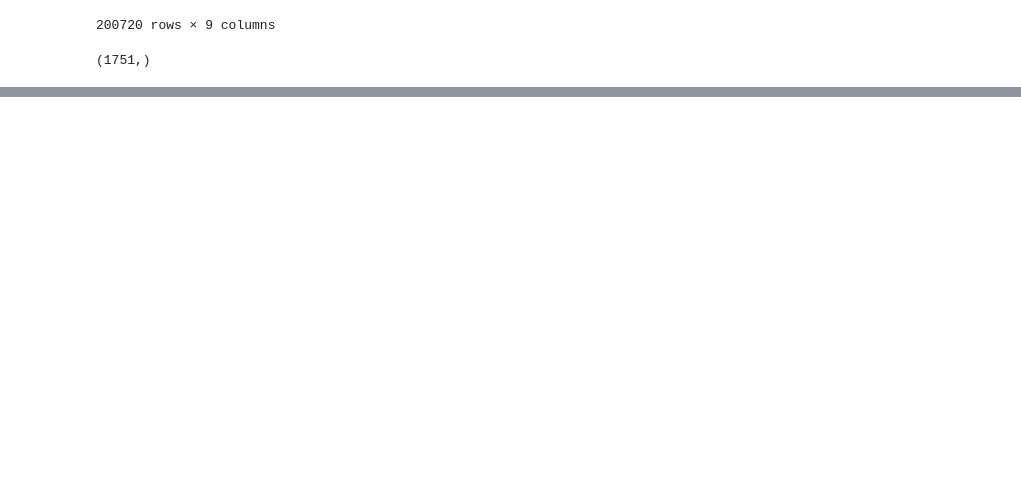
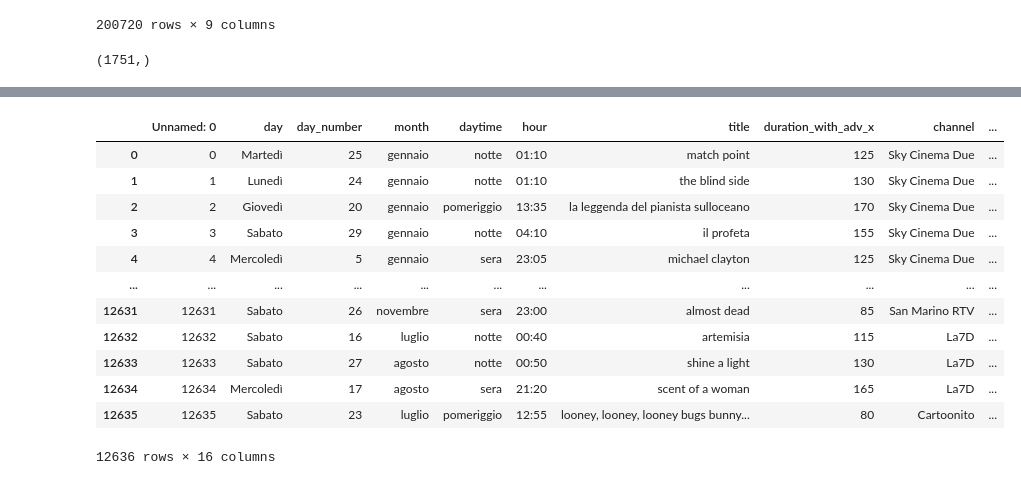
Before and after one commit to florin-git/TV-Movies-Visual-Analytics, a Jupyter notebook: dataset_creation.ipynb, the cells around one changed output, grey strips where cells are left out. Cells and saved outputs as stored; diff of their text form; code cells hidden in the pictures; blank space fills up the shorter version.

```diff
--- a/dataset_creation.ipynb
+++ b/dataset_creation.ipynb
@@ -83,0 +141,31 @@ titles_merge.shape
+# %%
+final_df = pd.read_csv('./dataset/Kaggle/final_df.csv', sep=",")
+# data["duration"] = pd.to_numeric(data["duration"], downcast="float")
+mean_duration = final_df.groupby(["channel","month"])["duration"].mean()
+filepath = Path('./dataset/Kaggle/mean_duration.csv')
+filepath.parent.mkdir(parents=True, exist_ok=True)
+mean_duration.to_csv(filepath)
+mean_duration =  pd.read_csv('./dataset/Kaggle/mean_duration.csv', sep=",")
+# %%
+mean_duration_with_adv = final_df.groupby(["channel","month"])["duration_with_adv"].mean()
+filepath = Path('./dataset/Kaggle/mean_duration.csv')
+filepath.parent.mkdir(parents=True, exist_ok=True)
+mean_duration_with_adv.to_csv(filepath)
+mean_duration_with_adv =  pd.read_csv('./dataset/Kaggle/mean_duration.csv', sep=",")
+duration = pd.merge(mean_duration, mean_duration_with_adv, on=["month","channel"])
+final_df = pd.merge(final_df, duration, on=["month","channel"])
+final_df
+# %% [output]
+|  | Unnamed: 0 | day | day_number | month | daytime | hour | title | duration_with_adv_x | channel | ... |
+| 0 | 0 | Martedì | 25 | gennaio | notte | 01:10 | match point | 125 | Sky Cinema Due | ... |
+| 1 | 1 | Lunedì | 24 | gennaio | notte | 01:10 | the blind side | 130 | Sky Cinema Due | ... |
+| 2 | 2 | Giovedì | 20 | gennaio | pomeriggio | 13:35 | la leggenda del pianista sulloceano | 170 | Sky Cinema Due | ... |
+| 3 | 3 | Sabato | 29 | gennaio | notte | 04:10 | il profeta | 155 | Sky Cinema Due | ... |
+| 4 | 4 | Mercoledì | 5 | gennaio | sera | 23:05 | michael clayton | 125 | Sky Cinema Due | ... |
+| ... | ... | ... | ... | ... | ... | ... | ... | ... | ... | ... |
+| 12631 | 12631 | Sabato | 26 | novembre | sera | 23:00 | almost dead | 85 | San Marino RTV | ... |
+| 12632 | 12632 | Sabato | 16 | luglio | notte | 00:40 | artemisia | 115 | La7D | ... |
+| 12633 | 12633 | Sabato | 27 | agosto | notte | 00:50 | shine a light | 130 | La7D | ... |
+| 12634 | 12634 | Mercoledì | 17 | agosto | sera | 21:20 | scent of a woman | 165 | La7D | ... |
+| 12635 | 12635 | Sabato | 23 | luglio | pomeriggio | 12:55 | looney, looney, looney bugs bunny... | 80 | Cartoonito | ... |
+12636 rows × 16 columns
```
Also changed, not shown: parts of 11 cells of this notebook, 3 other files.
